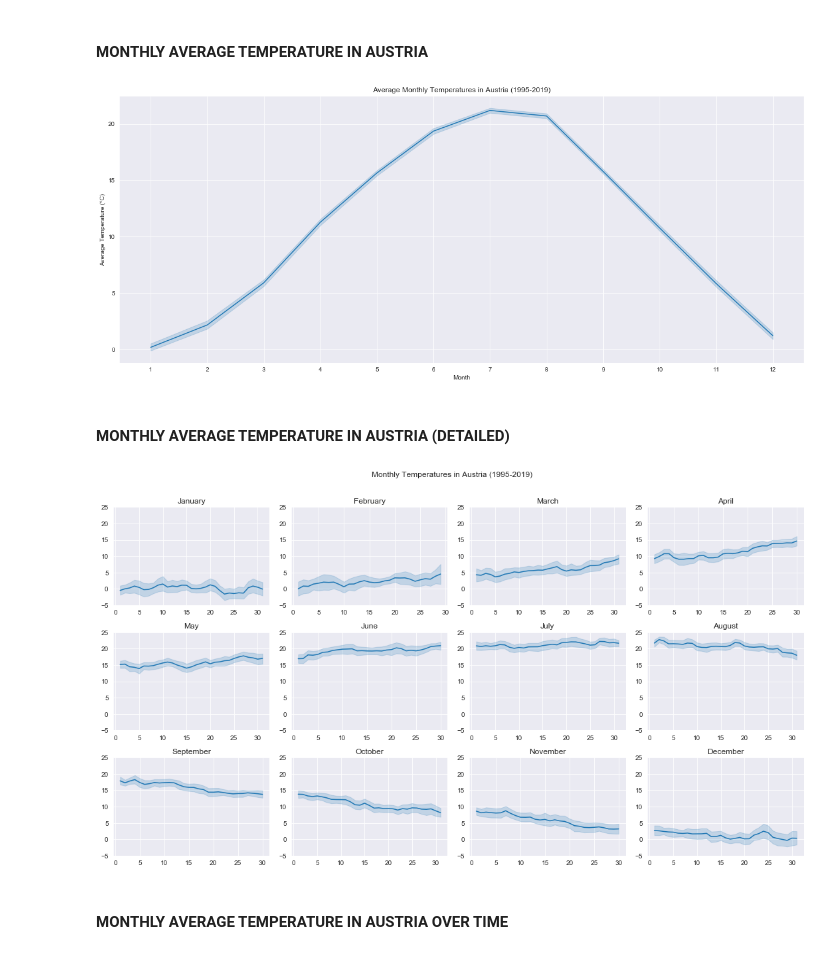
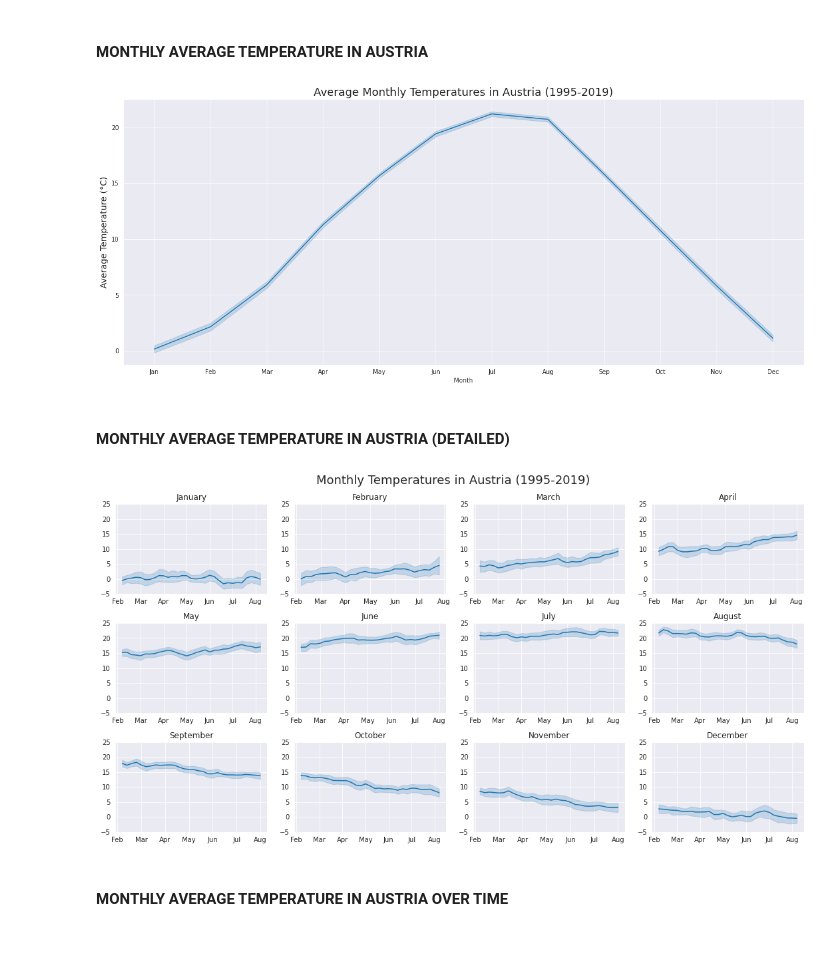
Before and after one commit to HeleneFabia/daily-temperatures-eda, a Jupyter notebook: daily-temperatures-eda.ipynb, the cells around one changed output. Cells and saved outputs as stored; diff of their text form; code cells hidden in the pictures.

```diff
--- a/daily-temperatures-eda.ipynb
+++ b/daily-temperatures-eda.ipynb
@@ -345,23 +348,20 @@ number_plot = [0, 0, 0, 1, 1, 1, 2]
 position_a = [0, 2, 4, 0, 2, 4, 2]
 position_b = [2, 4, 6, 2, 4, 6, 4]
 
-fig = plt.figure(figsize = (25,15))
-plt.suptitle('Global Monthly Temperatures (1995-2019)', y = 1.05, fontsize=15)
-
+fig = plt.figure(figsize = (25, 15))
+#plt.suptitle('Global Monthly Temperatures (1995-2019)', y=1.05, fontsize=20)
+plt.suptitle('Global Monthly Temperatures (1995-2019)', fontsize=20)
 gs = gridspec.GridSpec(3, 6)
-
+palette = ["#C0392B", "#8E44AD", "#2980B9", "#117864", "#D4AC0D", "#D68910", "#1E8449"]
 for i in range(7):
-    #ax = plt.subplot(3, 3, i+1)
     ax = plt.subplot(gs[number_plot[i], position_a[i]:position_b[i]])
-    sns.barplot(x = 'Month', y = 'AvgTempCelsius_rounded2', data = df[df.Region == regions[i]])
-    ax.title.set_text(regions[i])
-    ax.set_ylim((0,35))
+    sns.barplot(x='Month', y='AvgTempCelsius_rounded2', data=df[df.Region == regions[i]], facecolor=(0, 0, 0, 0), edgecolor=palette[i], linewidth=2)
+    ax.set_title(regions[i], fontsize=15)
+    ax.set_ylim((0, 35))
     ax.set_xlabel('')
     ax.set_ylabel('')
-
-plt.subplots_adjust(wspace = 0.5)
-
-plt.savefig('demographics.png')
+    ax.set_xticklabels(["Jan", "Feb", "Mar", "Apr", "May", "Jun", "Jul", "Aug", "Sep", "Oct", "Nov", "Dec"])
+plt.subplots_adjust(wspace=0.5)
 plt.tight_layout()
-plt.show();
+plt.show()
 # %% [output]
@@ -535,15 +547,16 @@ plt.show()
 years = df_austria.Year.unique().tolist()
 years = [str(year) for year in years]
 # %%
-plt.figure(figsize=(20,8))
-sns.lineplot(x = 'Month', y = 'AvgTempCelsius_rounded2', data = df_austria , palette='hsv')
-plt.title('Average Monthly Temperatures in Austria (1995-2019)')
-plt.ylabel('Average Temperature (°C)')
+fig, ax = plt.subplots(figsize=(20,8))
+sns.lineplot(x='Month', y='AvgTempCelsius_rounded2', data=df_austria)
+plt.title('Average Monthly Temperatures in Austria (1995-2019)', fontsize=18)
+plt.ylabel('Average Temperature (°C)', fontsize=14)
 plt.xlabel('Month')
-plt.xticks(range(1,13))
+plt.xticks(range(1, 13))
+ax.set_xticklabels(["Jan", "Feb", "Mar", "Apr", "May", "Jun", "Jul", "Aug", "Sep", "Oct", "Nov", "Dec"])
 plt.show();
 # %% [output]
-[figure, old version]
+[figure, new version]
 # %% [markdown]
 #### MONTHLY AVERAGE TEMPERATURE IN AUSTRIA (DETAILED)
 # %%
@@ -551,19 +564,19 @@ months = ['January', 'February', 'March', 'April', 'May', 'June',
           'July', 'August', 'September', 'October', 'November', 'December']
 # %%
 fig = plt.subplots(3,4, figsize = (15,8))
+plt.suptitle('Monthly Temperatures in Austria (1995-2019)', fontsize=18)
 for i in range(1,13):
     ax = plt.subplot(3, 4, i)
-    sns.lineplot(x = 'Day', y = 'AvgTempCelsius_rounded2', data = df_austria[df_austria.Month == i] , palette='hsv')
+    sns.lineplot(x='Day', y='AvgTempCelsius_rounded2', data=df_austria[df_austria.Month == i])
     ax.title.set_text(months[i-1])
     ax.set_ylim((-5,25))
     ax.set_xlabel('')
     ax.set_ylabel('')
-plt.suptitle('Monthly Temperatures in Austria (1995-2019)', y = 1.05)
-#plt.ylabel('Average Temperature (°C)')
+    ax.set_xticklabels(["Jan", "Feb", "Mar", "Apr", "May", "Jun", "Jul", "Aug", "Sep", "Oct", "Nov", "Dec"])
 plt.tight_layout()
-plt.show();
+plt.show()
 # %% [output]
-[figure, old version]
+[figure, new version]
 # %% [markdown]
 #### MONTHLY AVERAGE TEMPERATURE IN AUSTRIA OVER TIME
 # %%
```
Also changed, not shown: parts of 42 cells of this notebook.
